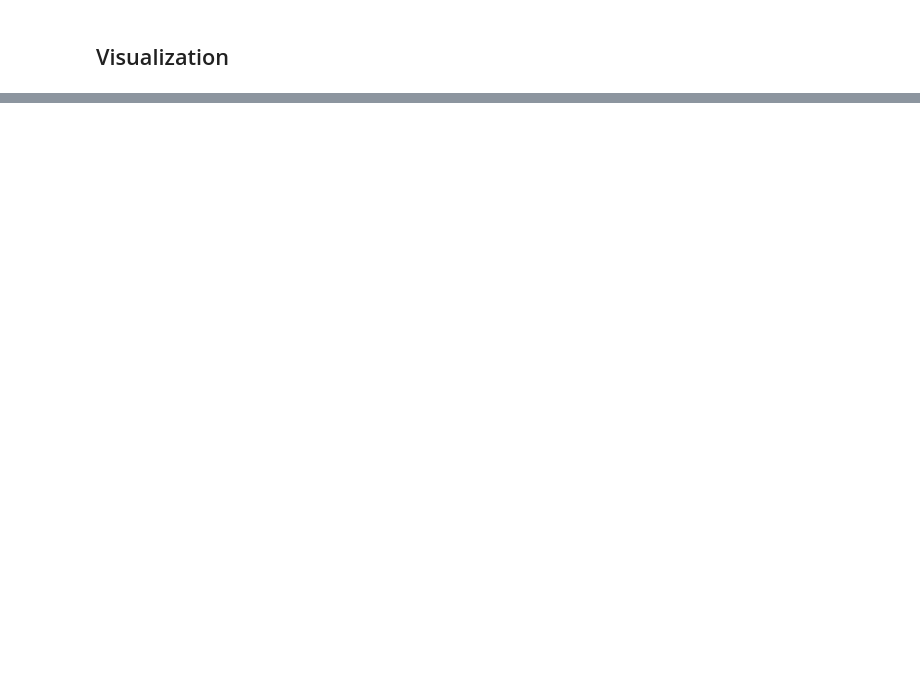
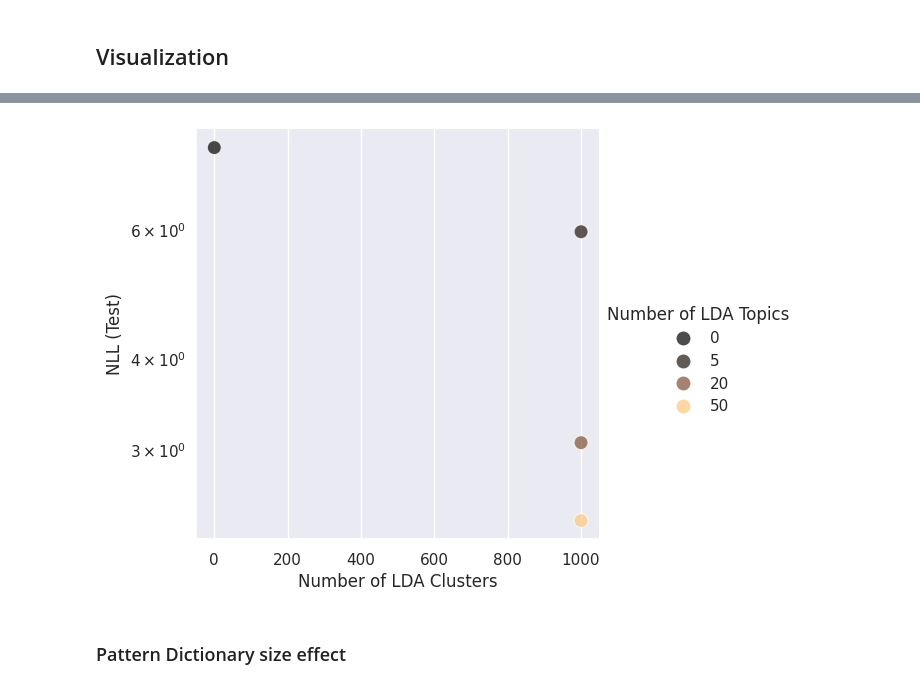
Before and after one commit to kabolat/behavio-temporal-vae, a Jupyter notebook: notebooks/testing.ipynb, the cells around one changed output, grey strips where cells are left out. Drawn from its saved outputs; the diff is of its cells as text; code cells hidden in the pictures; blank space fills up the shorter version.

```diff
--- a/notebooks/testing.ipynb
+++ b/notebooks/testing.ipynb
@@ -99,0 +93,2 @@ df_experiment.loc[df_experiment["Likelihood Distribution"] != "dict-gauss", "Pat
+# %%
+df_experiment["Expected Missing Days"] = np.round(df_experiment['data_ampute_params_a'] / (df_experiment['data_ampute_params_a'] + df_experiment['Availability Rate (b)']) * 365, 1)
@@ -168,0 +165,33 @@ Index(['Number of LDA Topics', 'Number of LDA Clusters',
+# %%
+filter_arr =    (df_experiment["Number of LDA Topics"] != None) & \
+                (np.isin(df_experiment["Number of LDA Topics"], [0, 5, 20, 50])) & \
+                (df_experiment["Availability Rate (b)"] == 10) & \
+                (df_experiment["Beta"] == 1.0) & \
+                (df_experiment["Likelihood Distribution"] != None) & \
+                (df_experiment["Number of LDA Clusters"] != None) & \
+                (df_experiment["Dropout"] == False) & \
+                (df_experiment["Number of Layers"] == 2) & \
+                (df_experiment["Number of Neurons"] == 1000) & \
+                (np.isin(df_experiment["Pattern Dictionary Size"], [100])) &\
+                (df_experiment["data_random_seed"] == 2112) & \
+                (df_experiment["model_distribution_dict_likelihood_sigma_lim"] == 1e-4)
+# %%
+relplot_kwargs = {
+                    'data': df_experiment[filter_arr],
+                    'x': "Number of LDA Clusters",
+                    'hue': "Number of LDA Topics",
+                    # 'size': 'Log-likelihood - Std (Test)',
+                    'alpha': 0.7,
+                    # "kind":"line",
+                    # "sizes": (50, 400),
+                }
+# %%
+h = sns.relplot(y="NLL (Test)",
+                **relplot_kwargs, palette="copper", s=100)
+#log scale
+h.set(yscale="log")
+plt.show()
+# %% [output]
+[figure, added]
+# %% [markdown]
+### Pattern Dictionary size effect
```
Also changed, not shown: parts of 41 cells of this notebook, 2 other files.
